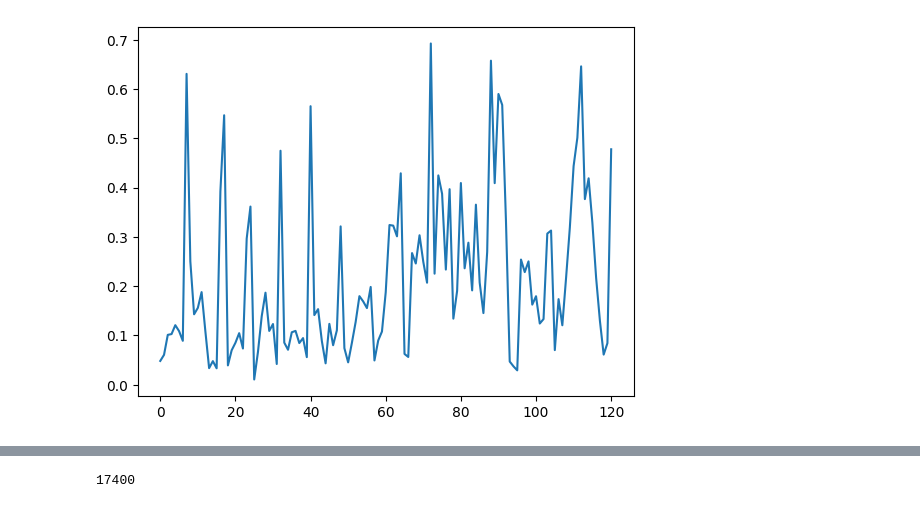
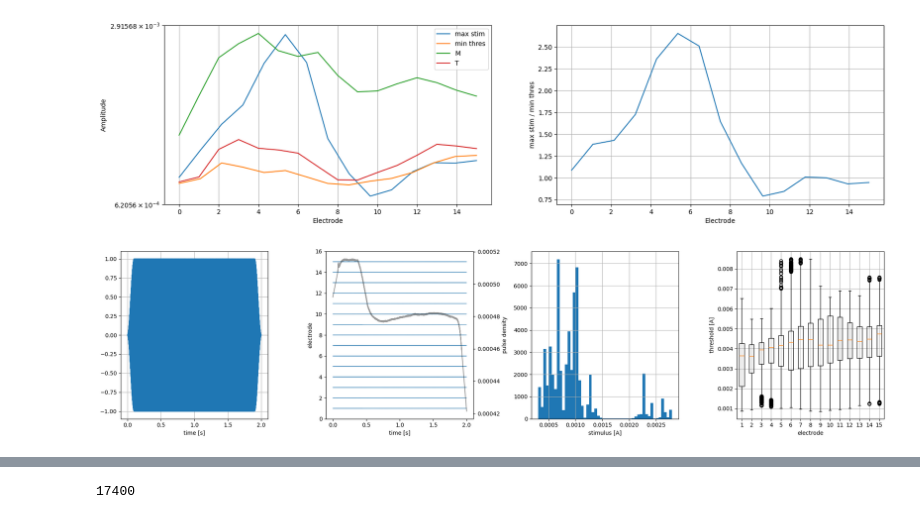
Before and after one commit to jacobdenobel/abt, a Jupyter notebook: notebooks/reconstruction.ipynb, the cells around one changed output, grey strips where cells are left out. Saved outputs shown, nothing was run; the diff lists cells and outputs as text; code cells hidden in the pictures.

```diff
--- a/notebooks/reconstruction.ipynb
+++ b/notebooks/reconstruction.ipynb
@@ -71,19 +171,25 @@ def create_neurogram(fiber_stats, selected_fibers, binsize, duration):
 # %%
 MIN_FREQ = 150
-MAX_FREQ = 8000
+MAX_FREQ = 9000
 
 FS = 17400
-NAME = "defineit"
-N_MELS = 20
+NAME = "tone_1kHz"
+N_MELS = 80
 N_FFT = 2048
 N_HOP = N_FFT // 32
-CS = True
+CS = False
 
 MEL_SCALE = librosa.filters.mel_frequencies(N_MELS, fmin=MIN_FREQ, fmax=MAX_FREQ)
 
 MAT = MatlabData.read("Fidelity120 HC3A MS All Morphologies 18us CF.mat", scaling_factor=1)
 
-IDET = MAT.i_det if not CS else MAT.I_det
+T, M = matlab_TM_thresholds(
+    np.load("idet_no_cs.npy"),
+    np.flipud(MAT.mat["Df120"]["Ln"][0])
+)
+
+IDET = MAT.I_det[:, 4::8] if not CS else MAT.I_det
+scaling_factor = 3
 
 pulse_train, audio_signal = abt.wav_to_electrodogram(
     abt.sounds[NAME],
@@ -91,13 +197,14 @@ pulse_train, audio_signal = abt.wav_to_electrodogram(
     charge_balanced=False,
     virtual_channels=True,
     apply_audiomixer=False,
-    ramp_type = 'cs',
-    # M=MAT.M * 1000,
-    # T=MAT.T * 1000,
+    ramp_type = "cs",
+    M=M * 1e6 / scaling_factor,
+    T=T * 1e6 / scaling_factor,
     Fs = FS,
-    stim_db = 67,
+    stim_db = None,
     ramp_duration=0.1
 )
+pulse_train *= scaling_factor
 
 audio_signal = audio_signal[0]
 
@@ -112,18 +219,51 @@ duration = stimulus.t_max * MAT.pw
 print(pulse_train.shape)
 print(stimulus, duration)
 
-# np.abs(pulse_train.max(axis=1)) / IDET.min(axis=0)
+f, (ax1,ax2)  = plt.subplots(1, 2, figsize=(20, 5))
+ax1.plot(np.linspace(0, 15, pulse_train.shape[0]), pulse_train.max(axis=1), label="max stim")
+ax1.plot(np.linspace(0, 15, IDET.shape[1]), IDET.min(axis=0), label="min thres")
+ax1.plot(M, label="M")
+ax1.plot(T, label="T")
+ax1.legend()
+ax1.grid()
+ax1.set_ylabel("Amplitude")
+ax1.set_xlabel("Electrode")
+ax1.set_yscale("symlog")
 
-# pulse_train = pulse_train / IDET.min(axis=0).reshape(-1, 1)
+ax2.plot(np.linspace(0, 15, pulse_train.shape[0]), pulse_train.max(axis=1) / IDET.min(axis=0))
+ax2.set_ylabel("max stim / min thres")
+ax2.set_xlabel("Electrode")
+ax2.grid();
 
-# pt = pulse_train.copy()
-# pt[pt == 0 ] = 100
+f, (ax1, ax2, ax3, ax4) = plt.subplots(1, 4,  figsize=(20, 5))
 
-# scaler = (IDET.min(axis=0) / (pulse_train.max(axis=1) - np.min(pt, axis=1))).reshape(-1, 1)
-# pulse_train *= scaler
+t_audio = np.arange(len(audio_signal)) * 1 / FS
+ax1.plot(t_audio, audio_signal)
+ax1.set_xlabel("time [s]")
+ax1.grid()
+
+e, t = np.where((pulse_train) > 0)
+ax2.scatter(t * MAT.pw, e + 1, s=np.abs(pulse_train[e, t]))
+ax2.set_ylim(1, pulse_train.shape[0])
+ax2.set_xlabel("time [s]")
+ax2.set_ylabel("electrode")
+ax2.set_ylim(0, pulse_train.shape[0] + 1)
+
+ax3.hist(np.abs(pulse_train[pulse_train > 0]), bins=50)
+ax3.set_xlabel("stimulus [A]")
+ax3.grid()
+
+ax4.boxplot(IDET)
+ax4.set_ylabel("threshold [A]")
+ax4.set_xlabel("electrode")
+ax4.grid()
 
 
-pulse_train *= 5
-plt.plot(pulse_train.sum(axis=1))
-pulse_train.max(axis=1) / IDET.min(axis=0)
+
+density = scipy.signal.savgol_filter(pulse_train.sum(axis=0), 2048 * 4, 1).clip(0)
+ax5 = ax2.twinx()
+ax5.plot(np.arange(density.shape[0]) * MAT.pw, density, alpha=.4, color="black", zorder=-1)
+ax5.set_ylabel("pulse density");
+
+plt.tight_layout()
 # %% [output]
@@ -151 +274,2 @@ array([3.19641092, 3.01421362, 2.85071032, 2.61320866, 2.39823433,
-[figure, old version]
+[figure, new version]
+[figure, added]
```
Also changed, not shown: parts of 13 cells of this notebook, 2 other files.
